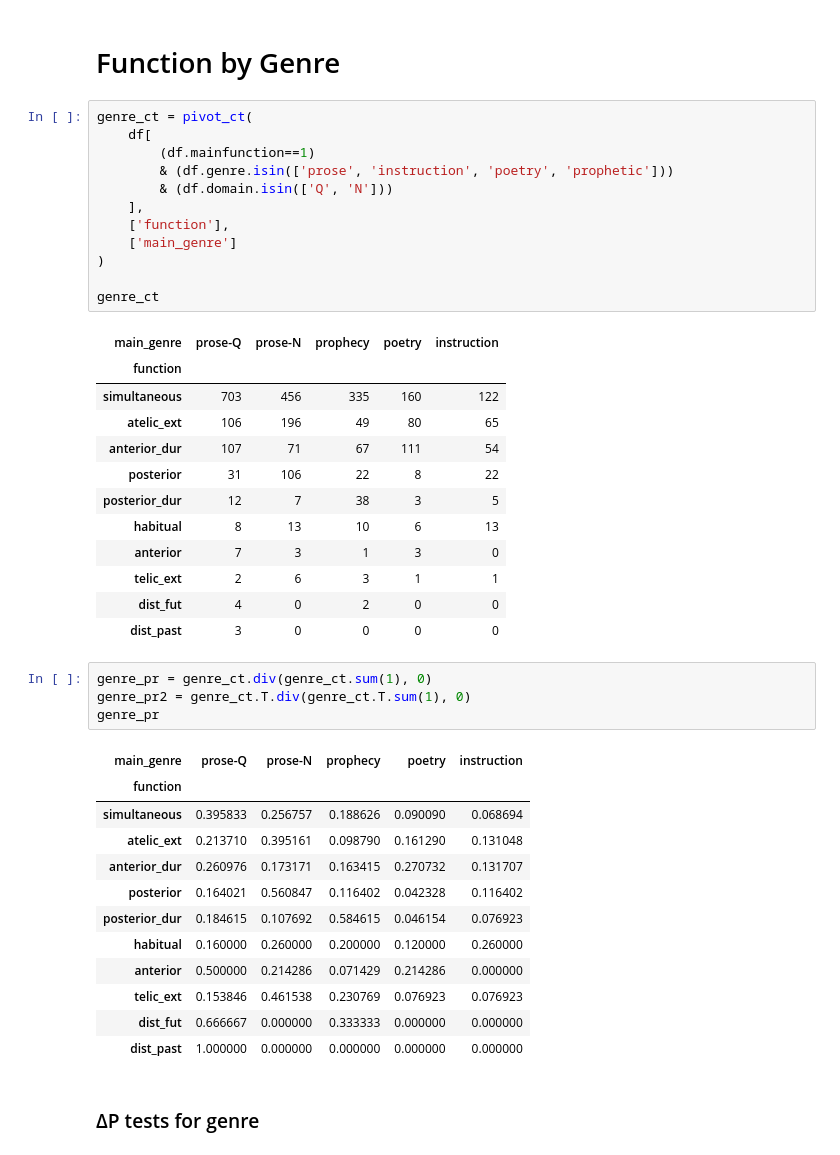
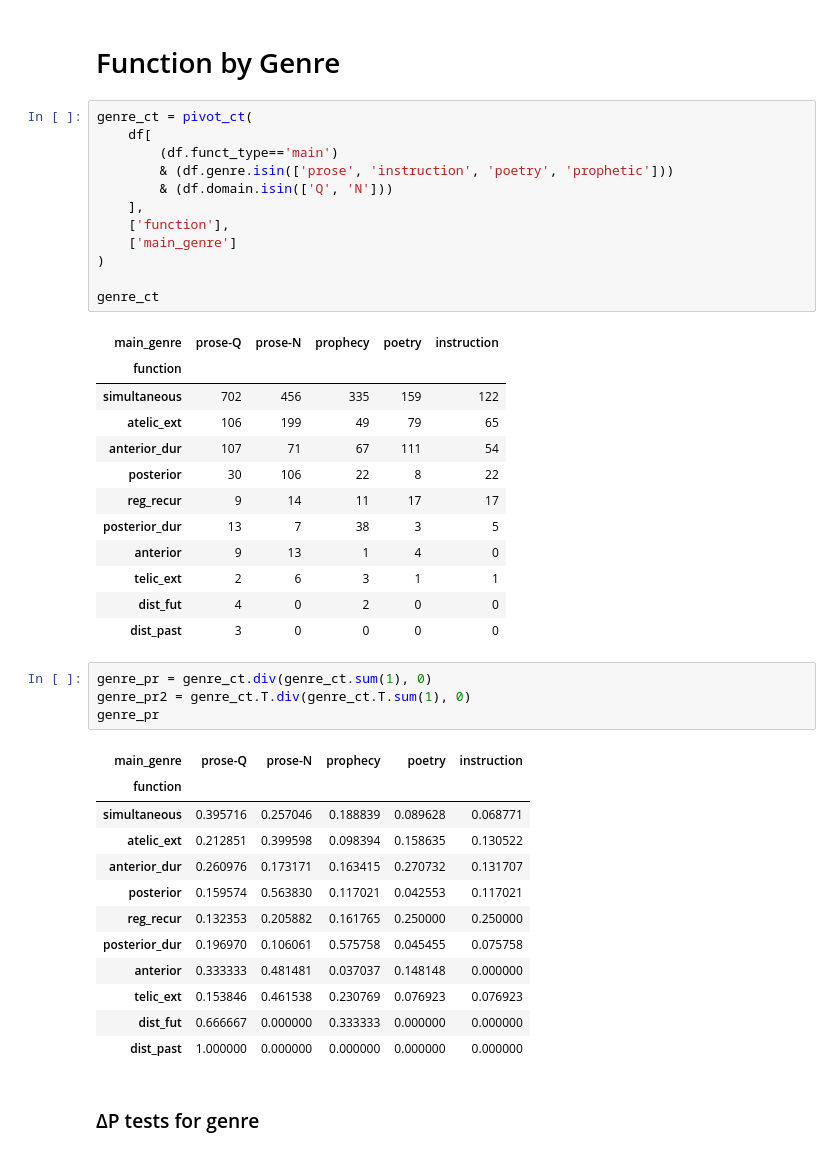
Before and after one commit to CambridgeSemiticsLab/BH_time_collocations, a Jupyter notebook: workflow/notebooks/analysis/sem_distribution.ipynb, the cells around one changed output. Cells and saved outputs as stored; diff of their text form.

```diff
--- a/workflow/notebooks/analysis/sem_distribution.ipynb
+++ b/workflow/notebooks/analysis/sem_distribution.ipynb
@@ -887,25 +1010,25 @@ out.plot('distrib_telext')
 # %%
 genre_ct = pivot_ct(
     df[
-        (df.mainfunction==1)
+        (df.funct_type=='main')
         & (df.genre.isin(['prose', 'instruction', 'poetry', 'prophetic']))
         & (df.domain.isin(['Q', 'N']))
     ],
     ['function'],
     ['main_genre']
 )
 
 genre_ct
 # %% [output]
 | main_genre | prose-Q | prose-N | prophecy | poetry | instruction |
 | function |  |  |  |  |  |
-| simultaneous | 703 | 456 | 335 | 160 | 122 |
-| atelic_ext | 106 | 196 | 49 | 80 | 65 |
+| simultaneous | 702 | 456 | 335 | 159 | 122 |
+| atelic_ext | 106 | 199 | 49 | 79 | 65 |
 | anterior_dur | 107 | 71 | 67 | 111 | 54 |
-| posterior | 31 | 106 | 22 | 8 | 22 |
-| posterior_dur | 12 | 7 | 38 | 3 | 5 |
-| habitual | 8 | 13 | 10 | 6 | 13 |
-| anterior | 7 | 3 | 1 | 3 | 0 |
+| posterior | 30 | 106 | 22 | 8 | 22 |
+| reg_recur | 9 | 14 | 11 | 17 | 17 |
+| posterior_dur | 13 | 7 | 38 | 3 | 5 |
+| anterior | 9 | 13 | 1 | 4 | 0 |
 | telic_ext | 2 | 6 | 3 | 1 | 1 |
 | dist_fut | 4 | 0 | 2 | 0 | 0 |
 | dist_past | 3 | 0 | 0 | 0 | 0 |
@@ -916,13 +1039,13 @@ genre_pr
 # %% [output]
 | main_genre | prose-Q | prose-N | prophecy | poetry | instruction |
 | function |  |  |  |  |  |
-| simultaneous | 0.395833 | 0.256757 | 0.188626 | 0.090090 | 0.068694 |
-| atelic_ext | 0.213710 | 0.395161 | 0.098790 | 0.161290 | 0.131048 |
+| simultaneous | 0.395716 | 0.257046 | 0.188839 | 0.089628 | 0.068771 |
+| atelic_ext | 0.212851 | 0.399598 | 0.098394 | 0.158635 | 0.130522 |
 | anterior_dur | 0.260976 | 0.173171 | 0.163415 | 0.270732 | 0.131707 |
-| posterior | 0.164021 | 0.560847 | 0.116402 | 0.042328 | 0.116402 |
-| posterior_dur | 0.184615 | 0.107692 | 0.584615 | 0.046154 | 0.076923 |
-| habitual | 0.160000 | 0.260000 | 0.200000 | 0.120000 | 0.260000 |
-| anterior | 0.500000 | 0.214286 | 0.071429 | 0.214286 | 0.000000 |
+| posterior | 0.159574 | 0.563830 | 0.117021 | 0.042553 | 0.117021 |
+| reg_recur | 0.132353 | 0.205882 | 0.161765 | 0.250000 | 0.250000 |
+| posterior_dur | 0.196970 | 0.106061 | 0.575758 | 0.045455 | 0.075758 |
+| anterior | 0.333333 | 0.481481 | 0.037037 | 0.148148 | 0.000000 |
 | telic_ext | 0.153846 | 0.461538 | 0.230769 | 0.076923 | 0.076923 |
 | dist_fut | 0.666667 | 0.000000 | 0.333333 | 0.000000 | 0.000000 |
 | dist_past | 1.000000 | 0.000000 | 0.000000 | 0.000000 | 0.000000 |
```
Also changed, not shown: parts of 11 cells of this notebook, 20 other files.
